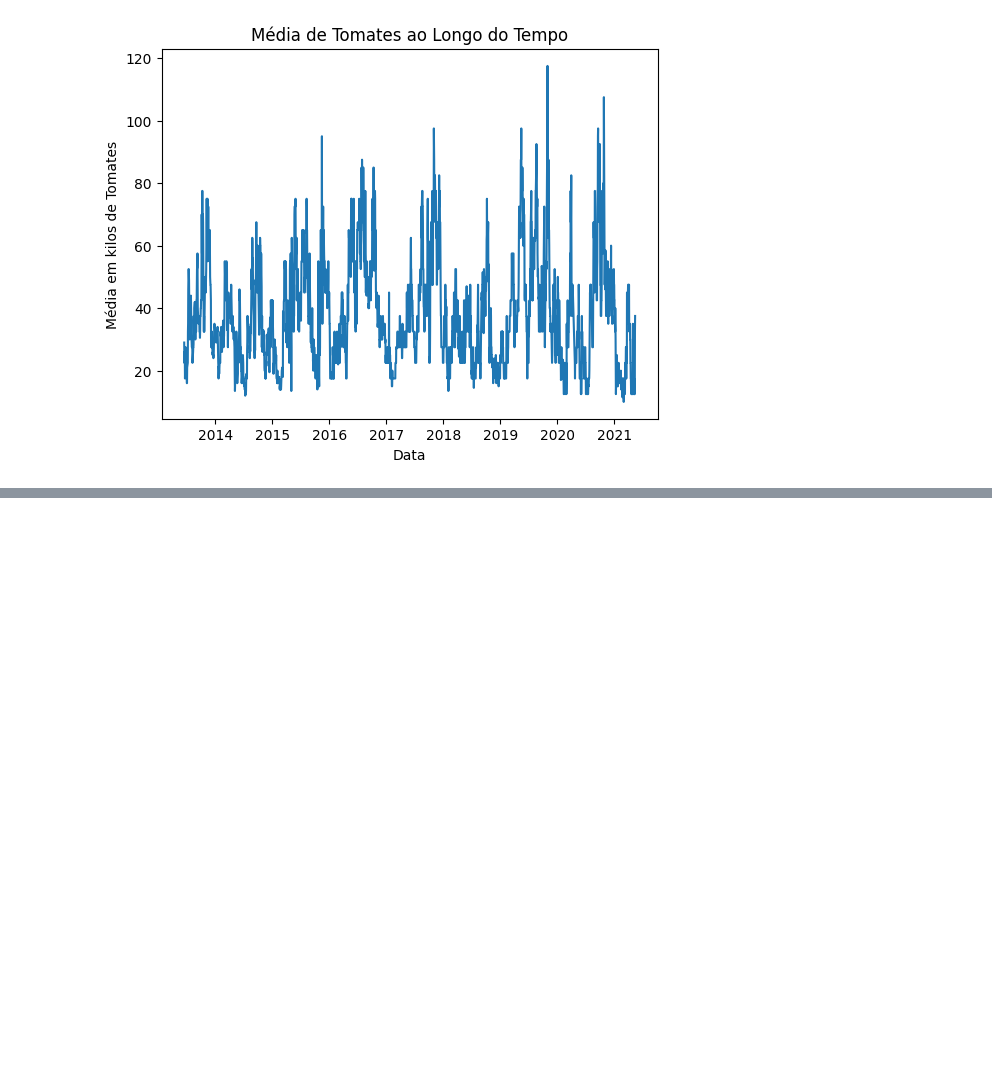
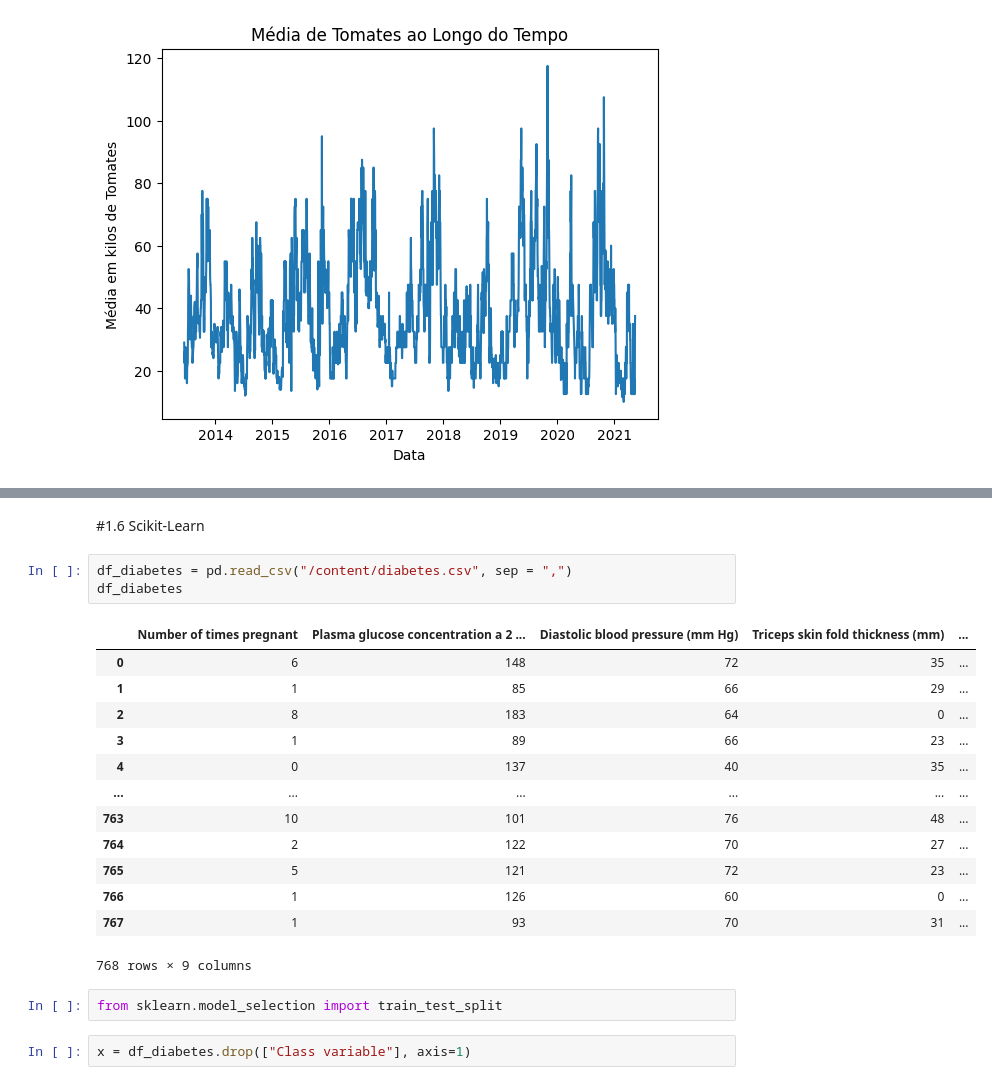
Before and after one commit to aloisiok1/Machine-Learning-com-Python, a Jupyter notebook: Machine_Learning_com_python.ipynb, the cells around one changed output, grey strips where cells are left out. Drawn from its saved outputs; the diff is of its cells as text; blank space fills up the shorter version.

```diff
--- a/Machine_Learning_com_python.ipynb
+++ b/Machine_Learning_com_python.ipynb
@@ -585,0 +617,23 @@ plt.show()
+# %% [markdown]
+#1.6 Scikit-Learn
+# %%
+df_diabetes = pd.read_csv("/content/diabetes.csv", sep = ",")
+df_diabetes
+# %% [output]
+|  | Number of times pregnant | Plasma glucose concentration a 2 ... | Diastolic blood pressure (mm Hg) | Triceps skin fold thickness (mm) | ... |
+| 0 | 6 | 148 | 72 | 35 | ... |
+| 1 | 1 | 85 | 66 | 29 | ... |
+| 2 | 8 | 183 | 64 | 0 | ... |
+| 3 | 1 | 89 | 66 | 23 | ... |
+| 4 | 0 | 137 | 40 | 35 | ... |
+| ... | ... | ... | ... | ... | ... |
+| 763 | 10 | 101 | 76 | 48 | ... |
+| 764 | 2 | 122 | 70 | 27 | ... |
+| 765 | 5 | 121 | 72 | 23 | ... |
+| 766 | 1 | 126 | 60 | 0 | ... |
+| 767 | 1 | 93 | 70 | 31 | ... |
+768 rows × 9 columns
+# %%
+from sklearn.model_selection import train_test_split
+# %%
+x = df_diabetes.drop(["Class variable"], axis=1)
```
Also changed, not shown: parts of 17 cells of this notebook, 2 other files.
